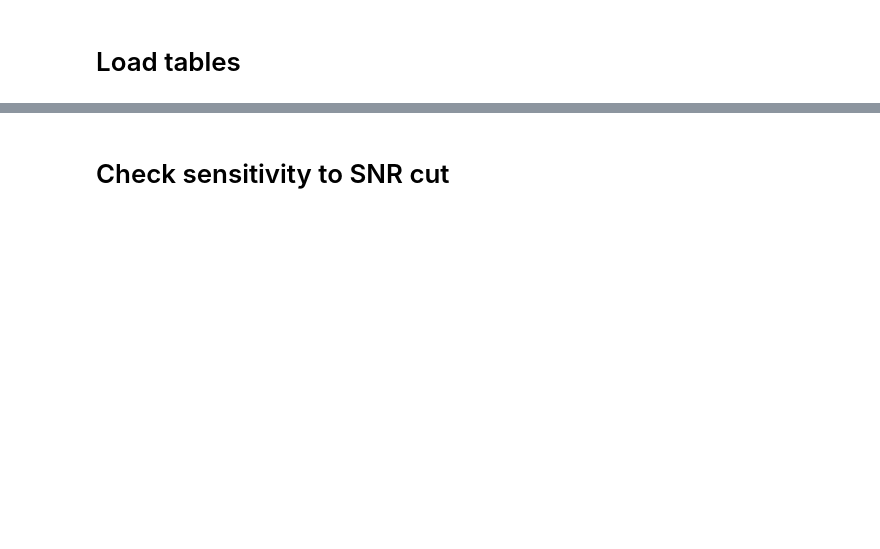
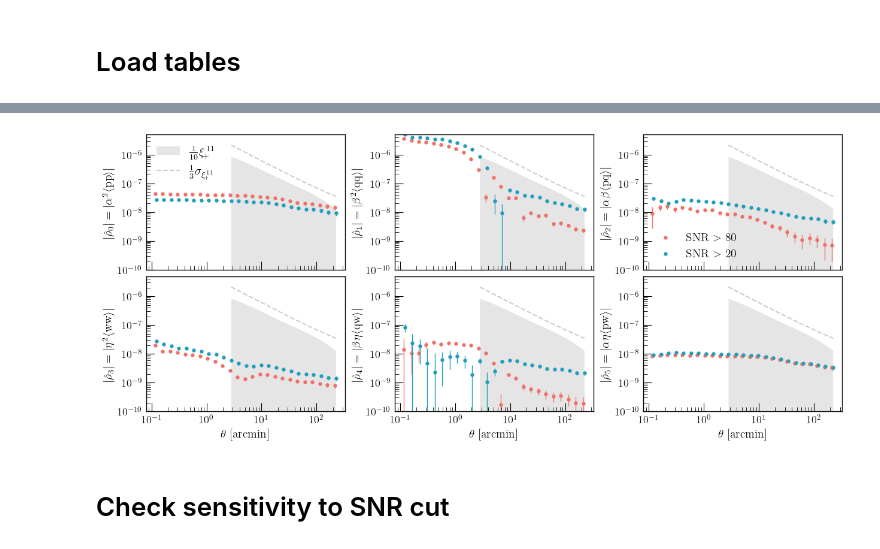
Before and after one commit to delve-survey/shearcat, a Jupyter notebook: shear_tests/Paper_plots/Rowe_Tau_stats.ipynb, the cells around one changed output, grey strips where cells are left out. Cells and saved outputs as stored; diff of their text form; code cells hidden in the pictures; blank space fills up the shorter version.

Commit message:
New updated plots

```diff
--- a/shear_tests/Paper_plots/Rowe_Tau_stats.ipynb
+++ b/shear_tests/Paper_plots/Rowe_Tau_stats.ipynb
@@ -32,7 +32,7 @@ plt.rcParams['axes.prop_cycle'] = cycler(color=COLORS)
 # %% [markdown]
 # Load tables
 # %%
-DIR = '/scratch/midway3/dhayaa/SHEARTESTS_20240504/FIDUCIAL/'
+DIR = '/scratch/midway3/dhayaa/SHEARTESTS_20240901/FIDUCIAL/'
 # %%
 def combine(X):
 
@@ -440,0 +345,81 @@ CHI2: 121.31503857733954
+# %%
+from astropy.io import fits
+
+plt.rc('font', family='serif', size=13)
+
+fig, ax = plt.subplots(2, 3, figsize = (15, 6), sharex = True)
+
+plt.subplots_adjust(hspace = 0.05, wspace = 0.25)
+
+[a.loglog() for a in ax.flatten()]
+
+
+xi_plus_11 = fits.open('/home/dhayaa/DECADE/CosmicShearCosmosis/datavectors/baseline_20240901.fits')[2].data[:20]
+for i in range(6):
+    ax.flatten()[i].fill_between(xi_plus_11['ANG'], np.zeros(20), 0.1*xi_plus_11['VALUE'], color = 'k', alpha = 0.1,
+                                 label = r'$\frac{1}{10}\xi_{\!+}^{\,11}$' if i == 0 else None, lw = 0)
+
+xi_cov = fits.open('/home/dhayaa/DECADE/CosmicShearCosmosis/datavectors/baseline_20240901.fits')['COVMAT'].data
+xi_plus_11_sigma = np.sqrt(np.diag(xi_cov))[:20]
+for i in range(6):
+    ax.flatten()[i].plot(xi_plus_11['ANG'], 1/3*xi_plus_11_sigma, color = 'k', alpha = 0.2, ls = '--',
+                         label = r'$\frac{1}{3}\sigma_{\xi_{\!+}^{\,11}}$' if i == 0 else None)
+
+
+best_fit_params, samples = DO_FIT('/scratch/midway3/dhayaa/SHEARTESTS_20240901/FIDUCIAL/', Force_Rerun = False)
+
+a, b, e = best_fit_params
+a = np.percentile(samples[:, 0], 84)
+b = np.percentile(samples[:, 1], 84)
+e = np.percentile(samples[:, 2], 84)
+coeffs = [a*a, b*b, a*b, e*e, b*e, a*e]
+
+for i in range(6):
+
+    x = np.loadtxt('/scratch/midway3/dhayaa/SHEARTESTS_20240901/FIDUCIAL/' + '/taustats_rho%d_treecorr.txt' % i)
+    ax.flatten()[i].scatter(x[:, 0], np.abs(coeffs[i]) * np.abs(x[:, 3]), s=13,
+                            label = 'SNR $>$ 80' if i == 2 else None, color = COLORS[0])
+
+    ax.flatten()[i].errorbar(x[:, 0], np.abs(coeffs[i]) * np.abs(x[:, 3]), yerr = np.abs(coeffs[i]) * x[:, 7],
+                             fmt = 'none', color = COLORS[0], lw = 0, elinewidth = 1)
+
+
+
+best_fit_params, samples = DO_FIT('/scratch/midway3/dhayaa/SHEARTESTS_20240901/STARSNR_20/', Force_Rerun = False)
+
+a, b, e = best_fit_params
+a = np.percentile(samples[:, 0], 84)
+b = np.percentile(samples[:, 1], 84)
+e = np.percentile(samples[:, 2], 84)
+coeffs = [a*a, b*b, a*b, e*e, b*e, a*e]
+
+for i in range(6):
+
+    x = np.loadtxt('/scratch/midway3/dhayaa/SHEARTESTS_20240901/STARSNR_20/' + '/taustats_rho%d_treecorr.txt' % i)
+    ax.flatten()[i].scatter(x[:, 0] * (1 + 0.05), np.abs(coeffs[i]) * np.abs(x[:, 3]), s=13,
+                            label = 'SNR $>$ 20' if i == 2 else None, color = COLORS[1])
+
+    ax.flatten()[i].errorbar(x[:, 0] * (1 + 0.05), np.abs(coeffs[i]) * np.abs(x[:, 3]), yerr = np.abs(coeffs[i]) * x[:, 7],
+                             alpha = 1, fmt = 'none', color = COLORS[1], lw = 0, elinewidth = 1)
+
+    ax.flatten()[i].set_ylim(1e-10, 5e-6)
+
+ax.flat[0].legend(fontsize = 14, frameon = False)
+ax.flat[2].legend(fontsize = 14, frameon = False)
+
+for i, l in enumerate([r'$|\hat{\rho}_0| = |\alpha^2\langle {\rm pp} \rangle|$',
+                       r'$|\hat{\rho}_1| = |\beta^2\langle {\rm qq} \rangle|$',
+                       r'$|\hat{\rho}_2| = |\alpha\beta\langle {\rm pq} \rangle|$',
+                       r'$|\hat{\rho}_3| = |\eta^2\langle {\rm ww} \rangle|$',
+                       r'$|\hat{\rho}_4| = |\beta\eta\langle {\rm qw} \rangle|$',
+                       r'$|\hat{\rho}_5| = |\alpha\eta\langle {\rm pw} \rangle|$']):
+    ax.flatten()[i].set_ylabel(r'%s' % l, size = 14)
+
+[ax.flatten()[i].set_xlabel(r'$\theta$ [arcmin]', size = 14) for i in [3, 4, 5]];
+
+[ax.flatten()[i].set_xlabel(r'$\theta$ [arcmin]', size = 14) for i in [3, 4, 5]];
+
+[a.tick_params(pad = 5) for a in ax.flat]
+
+plt.savefig('./Rowe_stats.pdf', bbox_inches = 'tight', dpi = 400)
+# %% [output]
@@ -441,2 +446,3 @@ CHI2: 121.31503857733954
+[figure, added]
 # %% [markdown]
 # Check sensitivity to SNR cut
```
Also changed, not shown: parts of 16 cells of this notebook, 3 other files.
